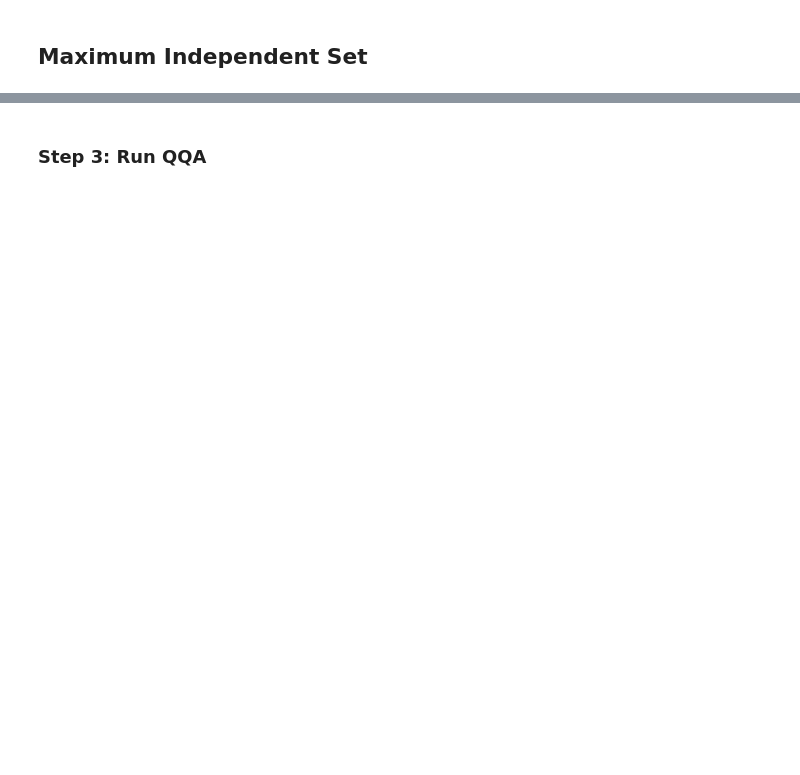
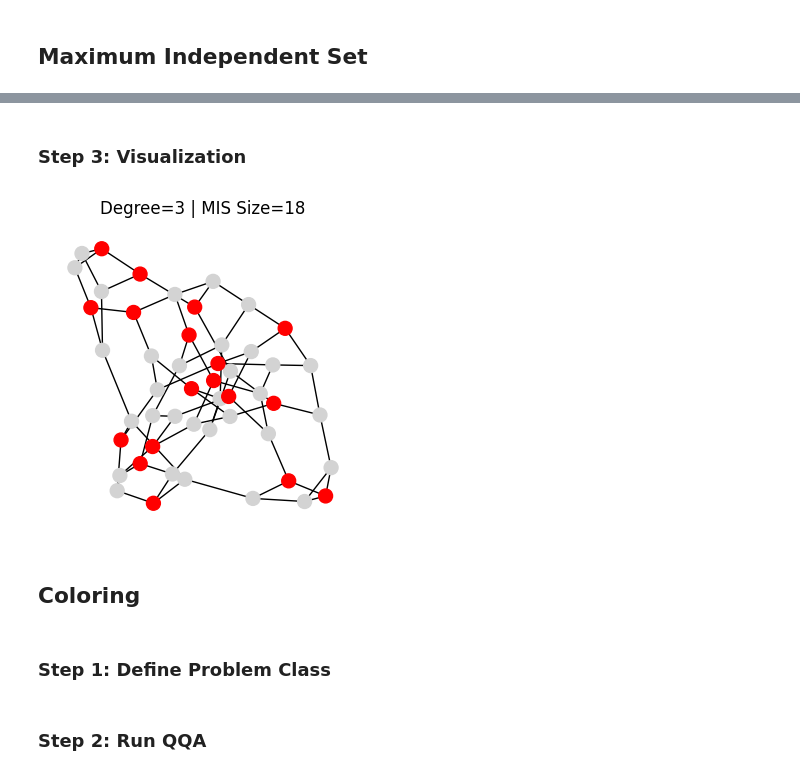
Before and after one commit to Yuma-Ichikawa/QQA4CO, a Jupyter notebook: experiment.ipynb, the cells around one changed output, grey strips where cells are left out. Cells and saved outputs as stored; diff of their text form; code cells hidden in the pictures; blank space fills up the shorter version.

```diff
--- a/experiment.ipynb
+++ b/experiment.ipynb
@@ -39,0 +100,29 @@ def loss_func(x):
+# %% [markdown]
+### Step 3: Visualization
+# %%
+fig, ax = plt.subplots(figsize=(4, 4))
+
+best_sol_np = best_sol[problem.loss_fn(best_sol).argmin()].detach().cpu().numpy()
+color_map = ['red' if best_sol_np[node] == 1 else 'lightgray' for node in nx_graph.nodes()]
+pos = nx.spring_layout(nx_graph, seed=42)  # レイアウト
+
+nx.draw(
+    nx_graph,
+    pos=pos,
+    node_color=color_map,
+    with_labels=False,
+    ax=ax,
+    node_size=100
+)
+
+ax.set_title(f"Degree={d} | MIS Size={int(best_sol_np.sum())}")
+ax.set_xticks([])
+ax.set_yticks([])
+
+plt.show()
+# %% [output]
+[figure, added]
+# %% [markdown]
+## Coloring
+# %% [markdown]
+### Step 1: Define Problem Class
@@ -40,2 +136,2 @@ def loss_func(x):
 # %% [markdown]
-### Step 3: Run QQA
+### Step 2: Run QQA
```
Also changed, not shown: parts of 26 cells of this notebook, 5 other files.
